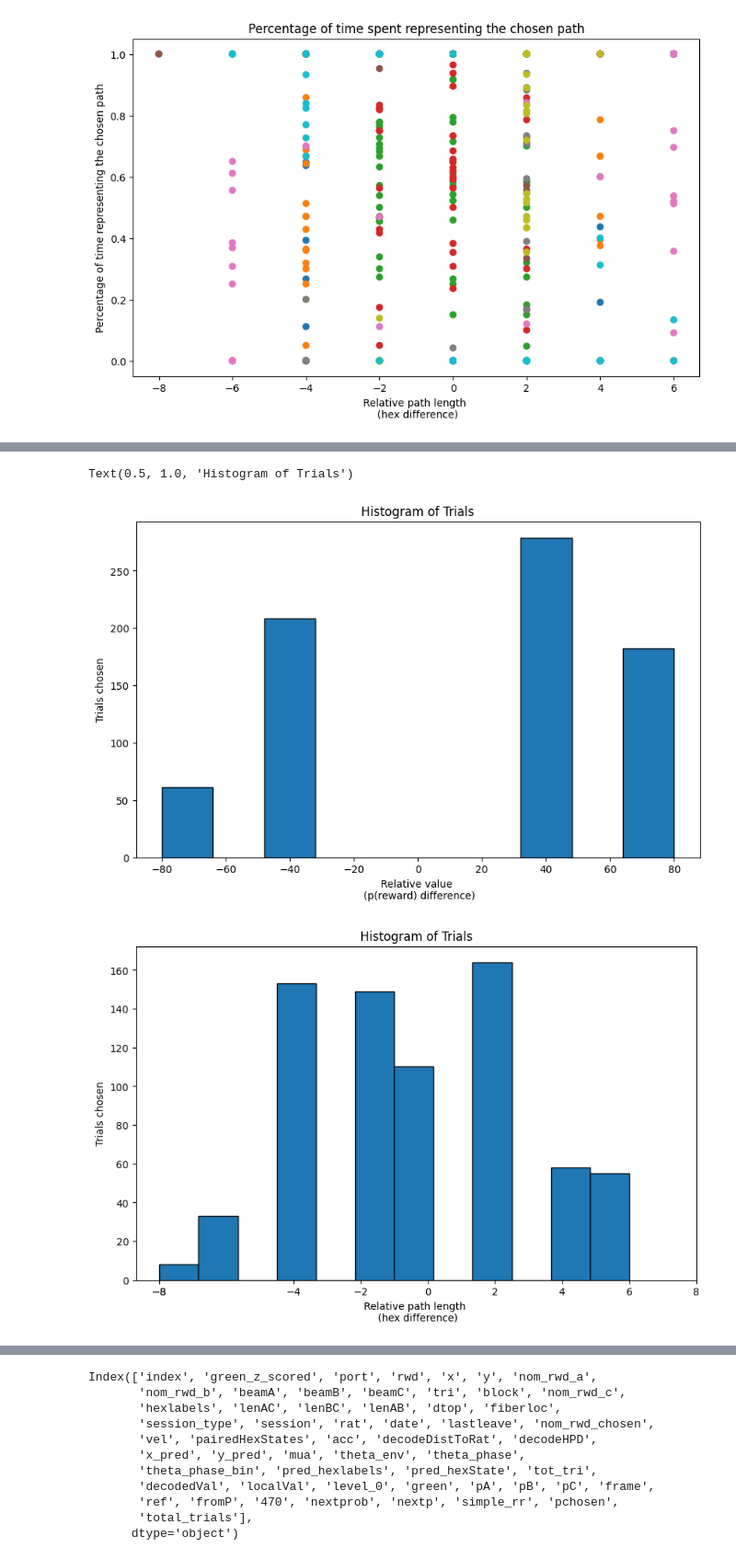
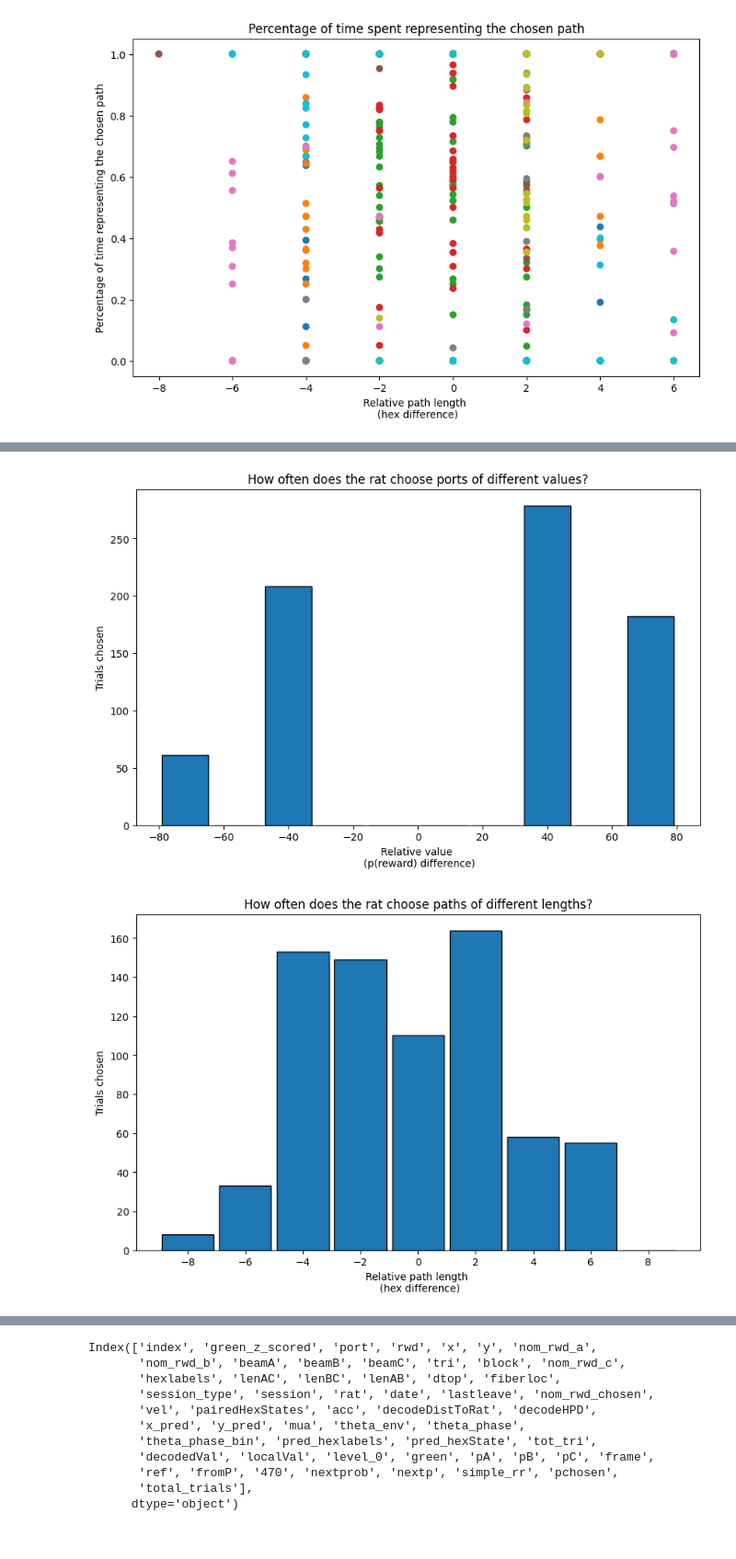
Before and after one commit to calderast/Hex-maze-analysis, a Jupyter notebook: theta_sweeps.ipynb, the cells around one changed output, grey strips where cells are left out. Shown at 92% size. Cells and saved outputs as stored; diff of their text form; code cells hidden in the pictures.

Commit message:
Fixed regression and updated sanity check histograms

```diff
--- a/theta_sweeps.ipynb
+++ b/theta_sweeps.ipynb
@@ -602,7 +602,7 @@ This function is not currently implemented for mazes with multiple choice points
 min_hexes_pre_choice = 0
 max_hexes_pre_choice = 2
 min_hexes_post_choice = 1
-max_hexes_post_choice = 1
+max_hexes_post_choice = 3
 mua_thresh = 5
 nonlocal_thresh = 0 # decode must be >30cm from rat to be considered nonlocal?
 hpd_thresh = 800
@@ -1133,21 +1143,26 @@ Session 10 Intercept: -0.5878733173194954 Coefs: [-0.10300068  0.67117097]
 # %%
+reps_df = trial_df[trial_df['trial'] > 25]
+#reps_df = reps_df[reps_df['session'] == 10] # quick way to explore by different sessions
 
-relative_value = reps_df['rwd_prob_difference'].to_numpy()
-relative_path_length = reps_df['path_length_difference'].to_numpy()
+relative_value = reps_df['chosen_rwd_prob_diff'].to_numpy()
+relative_path_length = reps_df['chosen_path_length_diff'].to_numpy()
 
+# Plot histogram of how often the rat chooses ports of different values
 plt.figure(figsize=(10, 6))
-plt.hist(relative_value, edgecolor='black')
+plt.hist(relative_value, edgecolor='black', align='mid', rwidth=0.9)
 plt.xlabel('Relative value \n (p(reward) difference)')
 plt.ylabel('Trials chosen')
-plt.title('Histogram of Trials')
+plt.title('How often does the rat choose ports of different values?')
+plt.show()
 
+# Plot histogram of how often the rat chooses paths of different lengths
 plt.figure(figsize=(10, 6))
-plt.hist(relative_path_length, bins=12, edgecolor='black')
+plt.hist(relative_path_length, bins=[-9,-7,-5,-3,-1,1,3,5,7,9], edgecolor='black', align='mid', rwidth=0.9)
 plt.xlabel('Relative path length \n (hex difference)')
 plt.ylabel('Trials chosen')
-plt.xticks([-8, -8, -4, -2, 0, 2, 4, 6, 8])
-plt.title('Histogram of Trials')
+plt.xticks([-8, -6, -4, -2, 0, 2, 4, 6, 8])
+plt.title('How often does the rat choose paths of different lengths?')
+plt.show()
 # %% [output]
-Text(0.5, 1.0, 'Histogram of Trials')
-[figure, old version]
+[figure, new version]
-[figure, old version]
+[figure, new version]
```
Also changed, not shown: parts of 5 cells of this notebook.
